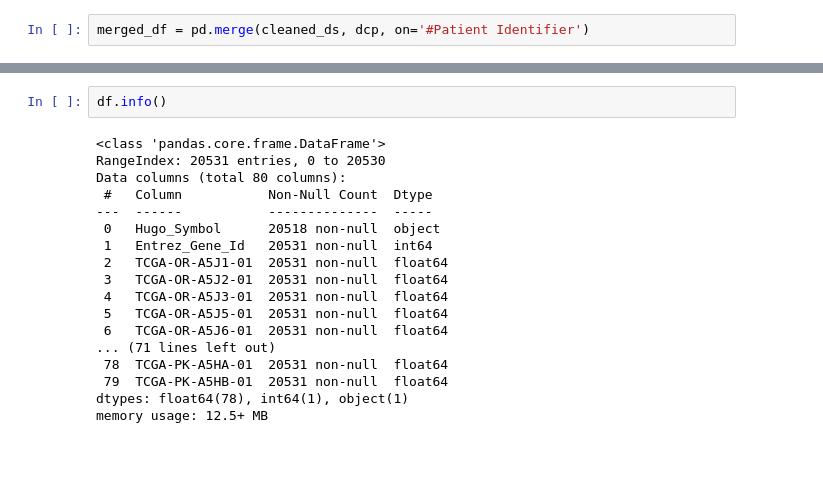
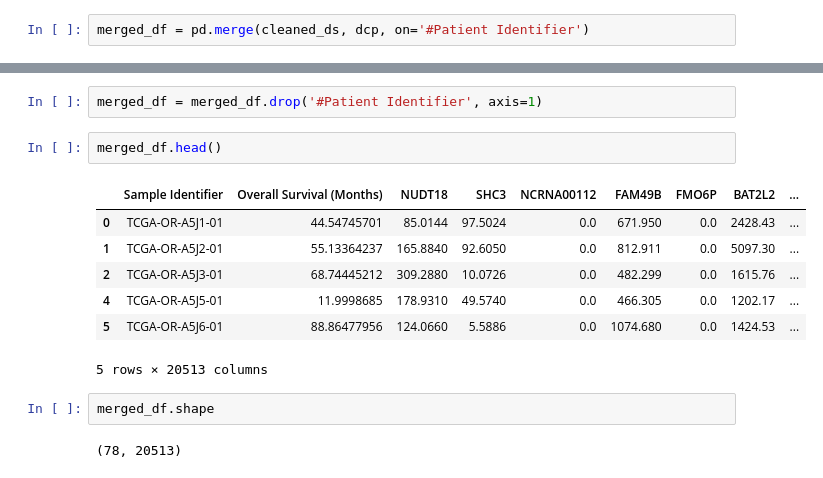
Before and after one commit to cannin/gsoc_2023_pytorch_pathway_commons, a Jupyter notebook: Notebooks/Match_between_data_clinical_patient_txt,_data_clinical_sample_txt,_and_data_mrna_seq_v2_rsem_txt_.ipynb, the cells around one changed output, grey strips where cells are left out. Drawn from its saved outputs; the diff is of its cells as text.

```diff
--- a/Notebooks/Match_between_data_clinical_patient_txt,_data_clinical_sample_txt,_and_data_mrna_seq_v2_rsem_txt_.ipynb
+++ b/Notebooks/Match_between_data_clinical_patient_txt,_data_clinical_sample_txt,_and_data_mrna_seq_v2_rsem_txt_.ipynb
@@ -339,20 +372,16 @@ df.head()
-# %%
-df.info()
-# %% [output]
-<class 'pandas.core.frame.DataFrame'>
-RangeIndex: 20531 entries, 0 to 20530
-Data columns (total 80 columns):
- #   Column           Non-Null Count  Dtype
----  ------           --------------  -----
- 0   Hugo_Symbol      20518 non-null  object
- 1   Entrez_Gene_Id   20531 non-null  int64
- 2   TCGA-OR-A5J1-01  20531 non-null  float64
- 3   TCGA-OR-A5J2-01  20531 non-null  float64
- 4   TCGA-OR-A5J3-01  20531 non-null  float64
- 5   TCGA-OR-A5J5-01  20531 non-null  float64
- 6   TCGA-OR-A5J6-01  20531 non-null  float64
-... (71 lines left out)
- 78  TCGA-PK-A5HA-01  20531 non-null  float64
- 79  TCGA-PK-A5HB-01  20531 non-null  float64
-dtypes: float64(78), int64(1), object(1)
-memory usage: 12.5+ MB
+# %%
+merged_df = merged_df.drop('#Patient Identifier', axis=1)
+# %%
+merged_df.head()
+# %% [output]
+|  | Sample Identifier | Overall Survival (Months) | NUDT18 | SHC3 | NCRNA00112 | FAM49B | FMO6P | BAT2L2 | ... |
+| 0 | TCGA-OR-A5J1-01 | 44.54745701 | 85.0144 | 97.5024 | 0.0 | 671.950 | 0.0 | 2428.43 | ... |
+| 1 | TCGA-OR-A5J2-01 | 55.13364237 | 165.8840 | 92.6050 | 0.0 | 812.911 | 0.0 | 5097.30 | ... |
+| 2 | TCGA-OR-A5J3-01 | 68.74445212 | 309.2880 | 10.0726 | 0.0 | 482.299 | 0.0 | 1615.76 | ... |
+| 4 | TCGA-OR-A5J5-01 | 11.9998685 | 178.9310 | 49.5740 | 0.0 | 466.305 | 0.0 | 1202.17 | ... |
+| 5 | TCGA-OR-A5J6-01 | 88.86477956 | 124.0660 | 5.5886 | 0.0 | 1074.680 | 0.0 | 1424.53 | ... |
+5 rows × 20513 columns
+# %%
+merged_df.shape
+# %% [output]
+(78, 20513)
```
Also changed, not shown: parts of 42 cells of this notebook, 4 other files.
